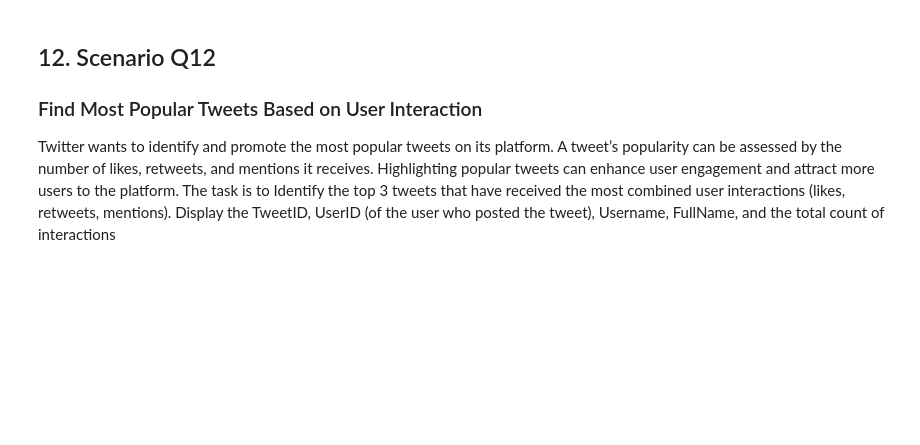
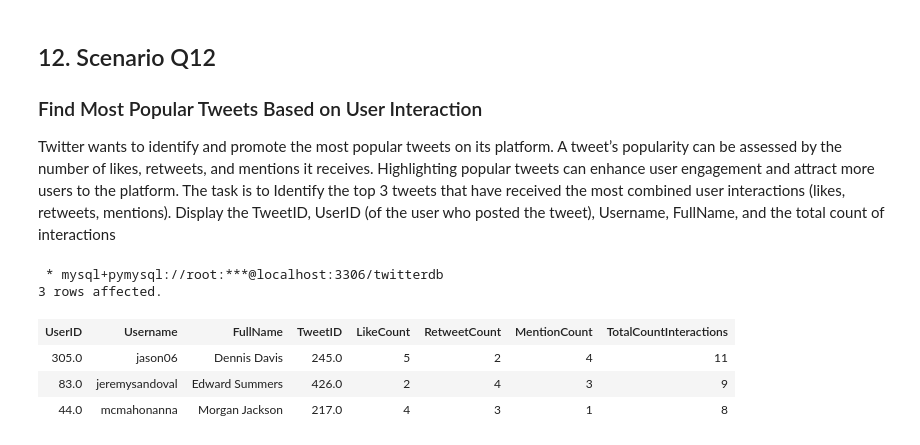
Before and after one commit to Ronald116/Data-Analysis-Projects, a Jupyter notebook: SQL/twitter_project/solution_analysis.ipynb, the cells around one changed output. Drawn from its saved outputs; the diff is of its cells as text; code cells hidden in the pictures; blank space fills up the shorter version.

```diff
--- a/SQL/twitter_project/solution_analysis.ipynb
+++ b/SQL/twitter_project/solution_analysis.ipynb
@@ -518,3 +518,38 @@ the platform.
 The task is to Identify the top 3 tweets that have received the most combined user
 interactions (likes, retweets, mentions). Display the TweetID, UserID (of the user who
 posted the tweet), Username, FullName, and the total count of interactions
+# %%
+%%sql
+SELECT
+    u.UserID, u.Username, u.FullName,
+    t.TweetID,
+    COUNT(DISTINCT l.LikeID) AS LikeCount,
+    COUNT(DISTINCT rt.RetweetID) AS RetweetCount,
+    COUNT(DISTINCT men.MentionID) AS MentionCount,
+    (
+        COUNT(DISTINCT l.LikeID) +
+        COUNT(DISTINCT rt.RetweetID) +
+        COUNT(DISTINCT men.MentionID)
+    ) AS TotalCountInteractions
+FROM
+    users u
+LEFT JOIN tweets t
+ON u.UserID = t.UserID
+LEFT JOIN likes l
+ON t.TweetID = l.TweetID
+LEFT JOIN retweets rt
+ON t.TweetID = rt.OriginalTweetID
+LEFT JOIN mentions men
+ON t.TweetID = men.TweetID
+GROUP BY
+    u.UserID, u.Username, u.FullName, t.TweetID
+ORDER BY
+    TotalCountInteractions DESC
+LIMIT 3;
+# %% [output]
+ * mysql+pymysql://root:***@localhost:3306/twitterdb
+3 rows affected.
+| UserID | Username | FullName | TweetID | LikeCount | RetweetCount | MentionCount | TotalCountInteractions |
+| 305.0 | jason06 | Dennis Davis | 245.0 | 5 | 2 | 4 | 11 |
+| 83.0 | jeremysandoval | Edward Summers | 426.0 | 2 | 4 | 3 | 9 |
+| 44.0 | mcmahonanna | Morgan Jackson | 217.0 | 4 | 3 | 1 | 8 |
```
Also changed, not shown: parts of 2 cells of this notebook.
